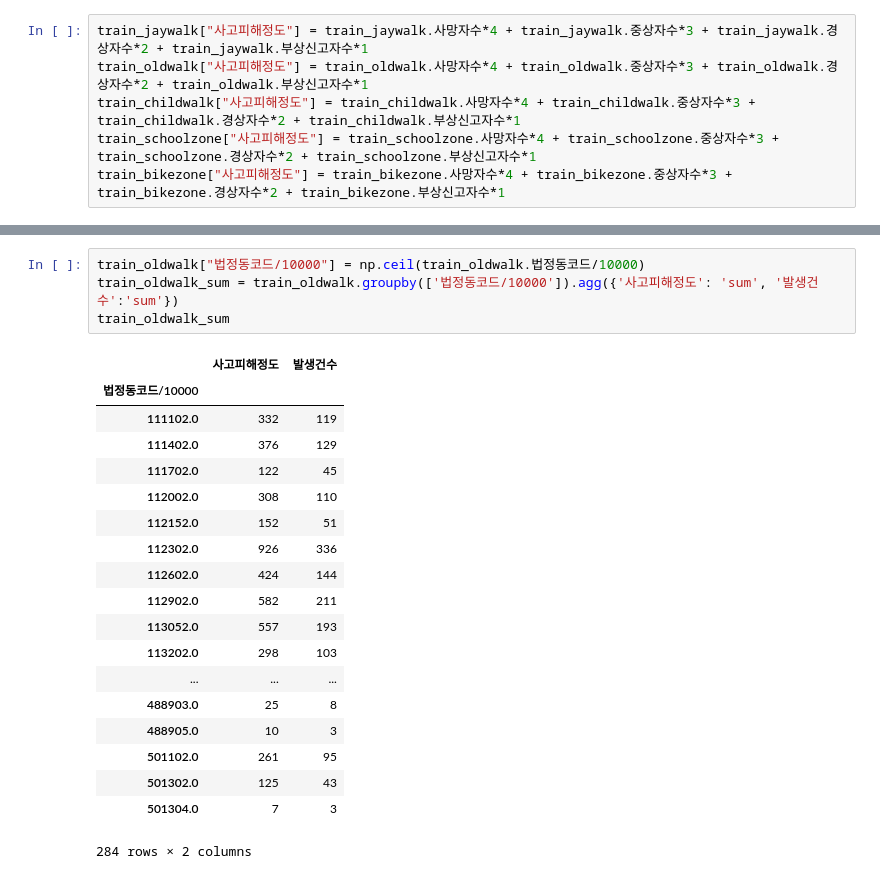
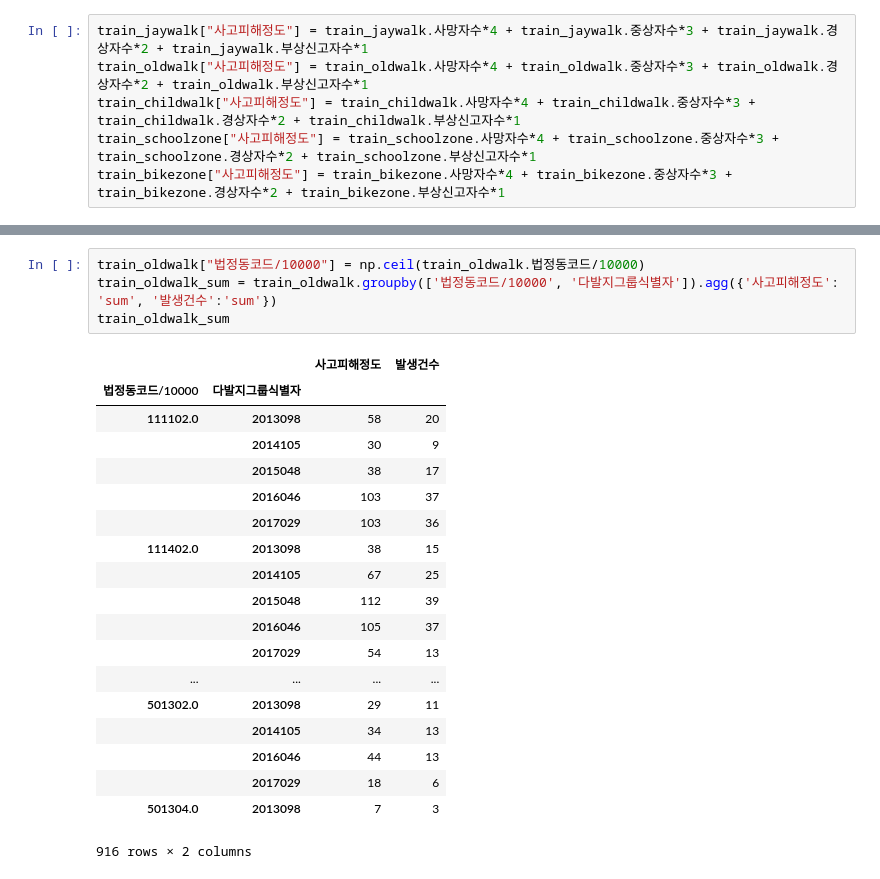
Before and after one commit to parksunwoo/dbs_zero2all, a Jupyter notebook: 9th_week/maps_modeling.ipynb, the cells around one changed output, grey strips where cells are left out. Cells and saved outputs as stored; diff of their text form.

```diff
--- a/9th_week/maps_modeling.ipynb
+++ b/9th_week/maps_modeling.ipynb
@@ -352,26 +341,26 @@ train_jaywalk_sum
 # %%
 train_oldwalk["법정동코드/10000"] = np.ceil(train_oldwalk.법정동코드/10000)
-train_oldwalk_sum = train_oldwalk.groupby(['법정동코드/10000']).agg({'사고피해정도': 'sum', '발생건수':'sum'})
+train_oldwalk_sum = train_oldwalk.groupby(['법정동코드/10000', '다발지그룹식별자']).agg({'사고피해정도': 'sum', '발생건수':'sum'})
 train_oldwalk_sum
 # %% [output]
-|  | 사고피해정도 | 발생건수 |
-| 법정동코드/10000 |  |  |
-| 111102.0 | 332 | 119 |
-| 111402.0 | 376 | 129 |
-| 111702.0 | 122 | 45 |
-| 112002.0 | 308 | 110 |
-| 112152.0 | 152 | 51 |
-| 112302.0 | 926 | 336 |
-| 112602.0 | 424 | 144 |
-| 112902.0 | 582 | 211 |
-| 113052.0 | 557 | 193 |
-| 113202.0 | 298 | 103 |
-| ... | ... | ... |
-| 488903.0 | 25 | 8 |
-| 488905.0 | 10 | 3 |
-| 501102.0 | 261 | 95 |
-| 501302.0 | 125 | 43 |
-| 501304.0 | 7 | 3 |
+|  |  | 사고피해정도 | 발생건수 |
+| 법정동코드/10000 | 다발지그룹식별자 |  |  |
+| 111102.0 | 2013098 | 58 | 20 |
+|  | 2014105 | 30 | 9 |
+|  | 2015048 | 38 | 17 |
+|  | 2016046 | 103 | 37 |
+|  | 2017029 | 103 | 36 |
+| 111402.0 | 2013098 | 38 | 15 |
+|  | 2014105 | 67 | 25 |
+|  | 2015048 | 112 | 39 |
+|  | 2016046 | 105 | 37 |
+|  | 2017029 | 54 | 13 |
+| ... | ... | ... | ... |
+| 501302.0 | 2013098 | 29 | 11 |
+|  | 2014105 | 34 | 13 |
+|  | 2016046 | 44 | 13 |
+|  | 2017029 | 18 | 6 |
+| 501304.0 | 2013098 | 7 | 3 |
-284 rows × 2 columns
+916 rows × 2 columns
 # %%
 train_childwalk["법정동코드/10000"] = np.ceil(train_childwalk.법정동코드/10000)
```
Also changed, not shown: parts of 24 cells of this notebook, 1 other file.
